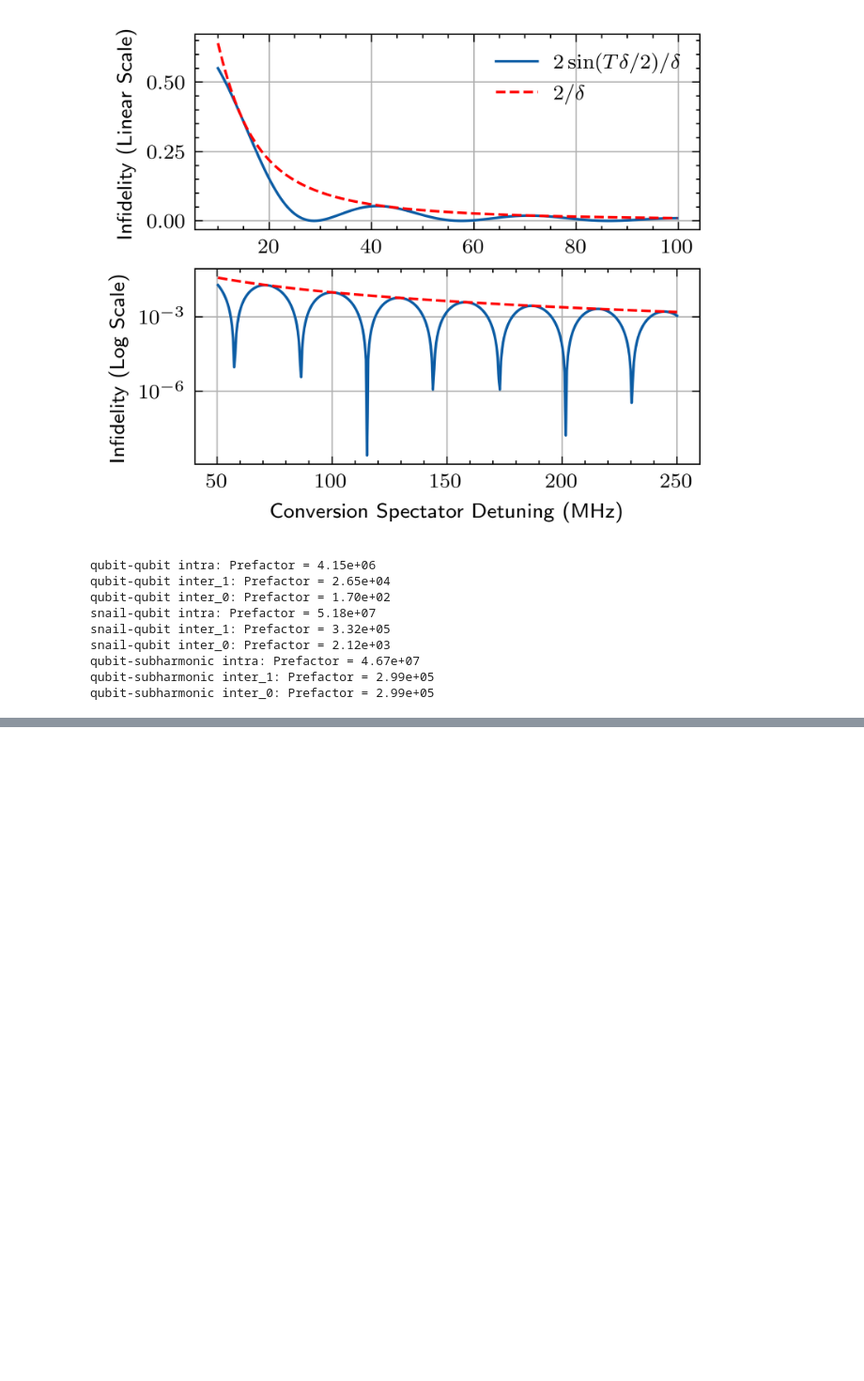
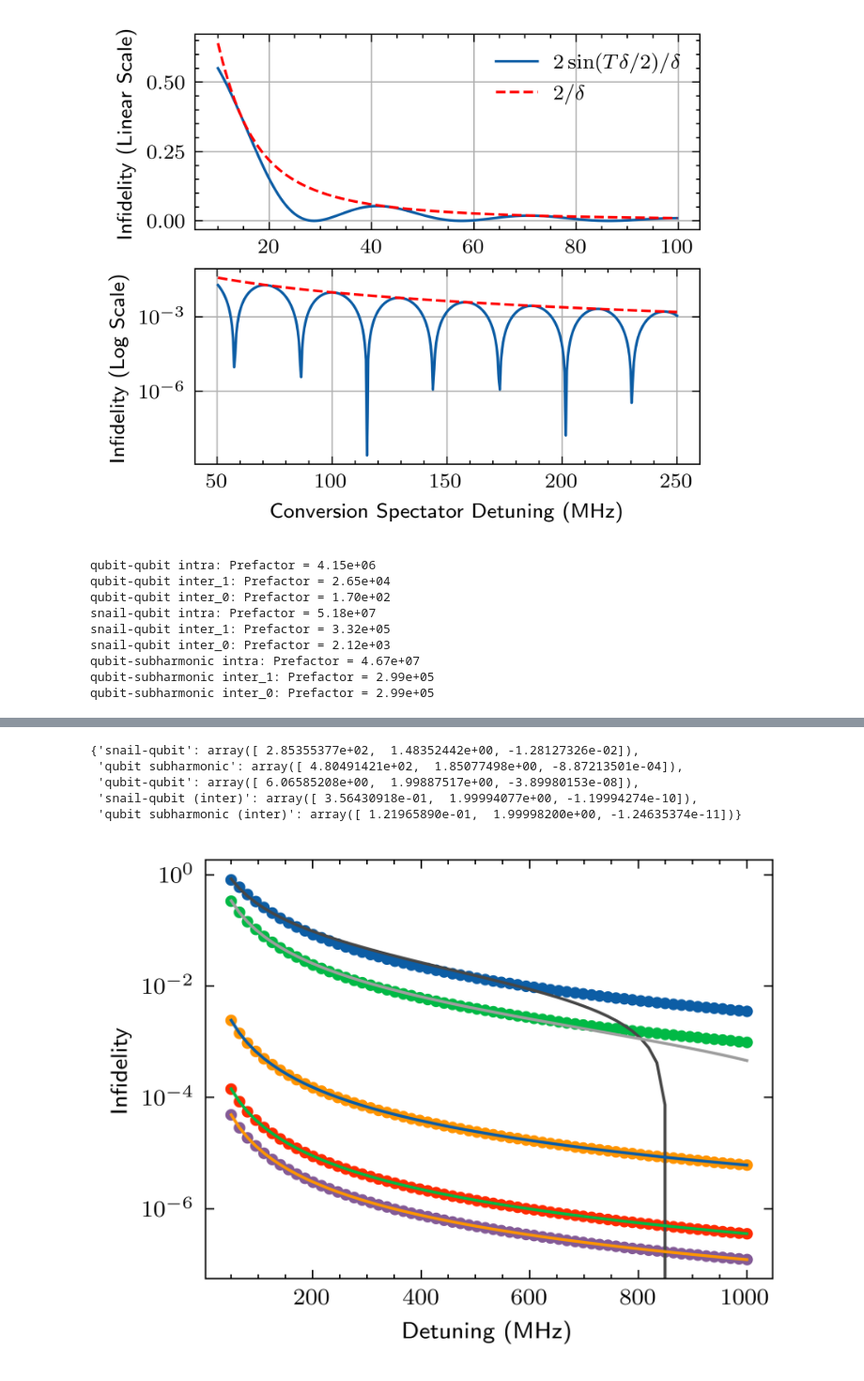
Before and after one commit to PITT-HATLAB/corral_crowding, a Jupyter notebook: src/notebooks/01_qubit_spectator.ipynb, the cells around one changed output, grey strips where cells are left out. Shown at 94% size. Drawn from its saved outputs; the diff is of its cells as text; code cells hidden in the pictures; blank space fills up the shorter version.

```diff
--- a/src/notebooks/01_qubit_spectator.ipynb
+++ b/src/notebooks/01_qubit_spectator.ipynb
@@ -471,0 +512,53 @@ for label, (prefactor, spectator_term) in spectator_terms.items():
+# %%
+from scipy.optimize import curve_fit
+
+
+# Fit function for infidelity as a function of detuning
+def power_law_fit(detuning, a, b, c):
+    return a * (detuning**-b) + c
+
+
+# Fit parameters for each interaction term
+fit_params_results = {}
+for label, fidelity_list in fidelity_results.items():
+    detuning = np.array(detuning_list)  # MHz
+    infidelities = np.array(fidelity_list)
+    # Initial guess: [a, b, c]
+    # p0 = [500, 2, 0]  # [1, 1, 0]  # a: amplitude, b: exponent, c: vertical offset
+    # Perform curve fitting
+    params, cov = curve_fit(power_law_fit, detuning, infidelities, p0=p0)
+    fit_params_results[label] = params
+
+# plot the fitted curves
+with plt.style.context(["ieee", "use_mathtext", "science"]):
+    fig, ax = plt.subplots(figsize=(3.5, 2.6))
+
+    for label, fidelities in fidelity_results.items():
+        ax.plot(detuning_list, fidelities, label=label, marker=".")
+
+    # Plot the fitted curves
+    for label, params in fit_params_results.items():
+        fit_curve = power_law_fit(detuning_list, *params)
+        ax.plot(detuning_list, fit_curve, label=f"{label} (fit)")
+
+    ax.set_xlabel("Detuning (MHz)")
+    ax.set_ylabel("Infidelity")
+    ax.set_yscale("log")
+    # ax.legend(
+    #     loc="upper center",
+    #     bbox_to_anchor=(0.5, -0.2),
+    #     ncol=2,
+    #     fontsize=10,
+    #     columnspacing=0.5,
+    # )
+    # fig.savefig("fidelity_vs_terms_fits.pdf", bbox_inches="tight")
+
+# Display the fitting parameters for each curve
+fit_params_results
+# %% [output]
+{'snail-qubit': array([ 2.85355377e+02,  1.48352442e+00, -1.28127326e-02]),
+ 'qubit subharmonic': array([ 4.80491421e+02,  1.85077498e+00, -8.87213501e-04]),
+ 'qubit-qubit': array([ 6.06585208e+00,  1.99887517e+00, -3.89980153e-08]),
+ 'snail-qubit (inter)': array([ 3.56430918e-01,  1.99994077e+00, -1.19994274e-10]),
+ 'qubit subharmonic (inter)': array([ 1.21965890e-01,  1.99998200e+00, -1.24635374e-11])}
+[figure, added]
```
Also changed, not shown: parts of 9 cells of this notebook, 3 other files.
